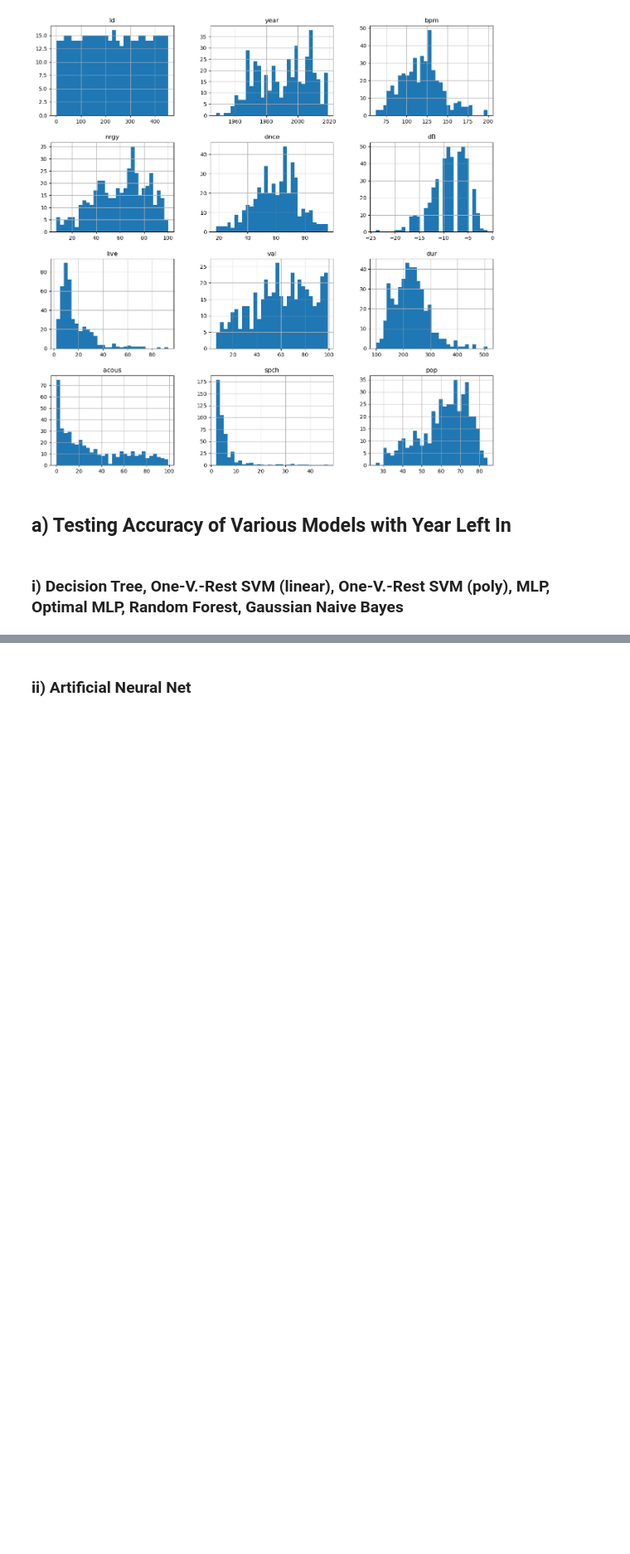
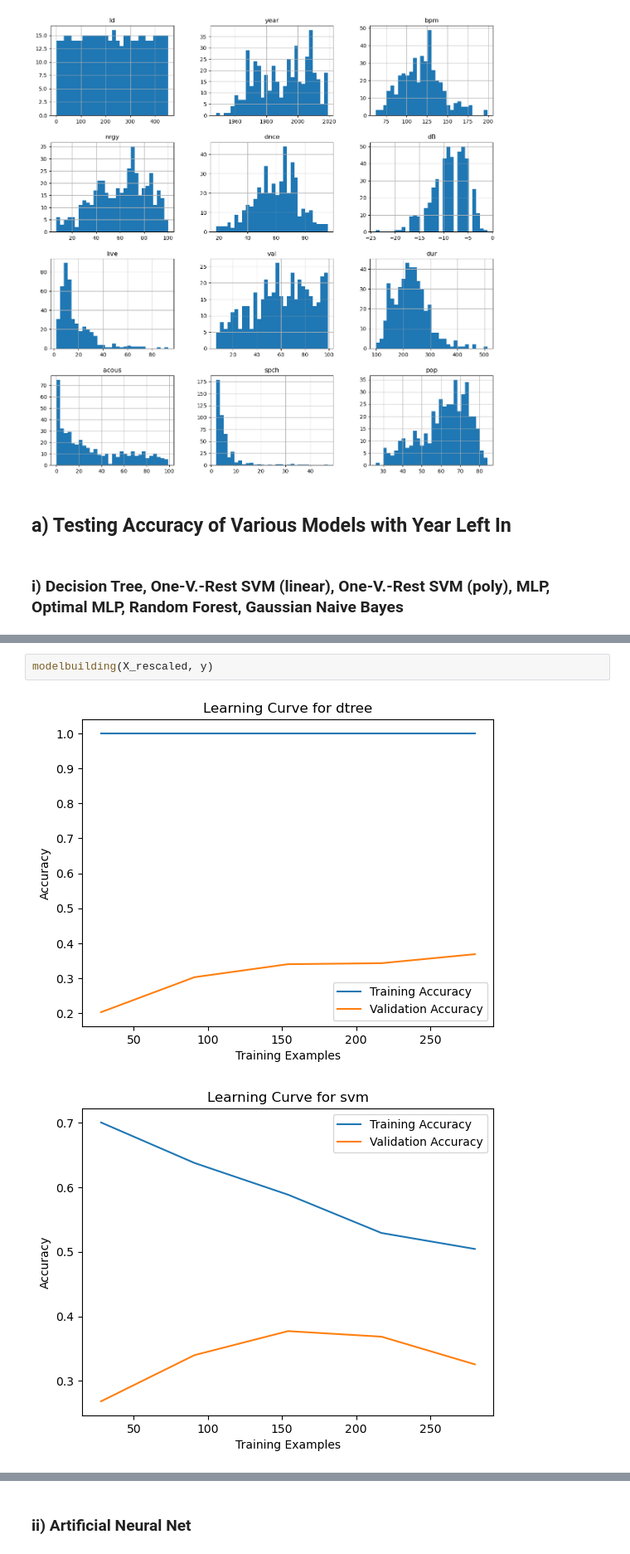
Before and after one commit to aFishboy/ECS171GroupProject, a Jupyter notebook: genrePrediction_FINAL.ipynb, the cells around one changed output, grey strips where cells are left out. Shown at 83% size. Saved outputs shown, nothing was run; the diff lists cells and outputs as text; blank space fills up the shorter version.

```diff
--- a/genrePrediction_FINAL.ipynb
+++ b/genrePrediction_FINAL.ipynb
@@ -406,0 +335,5 @@ display(df_metrics)
+# %%
+modelbuilding(X_rescaled, y)
+# %% [output]
+[figure, added]
+[figure, added]
```
Also changed, not shown: parts of 17 cells of this notebook, 1 other file.
